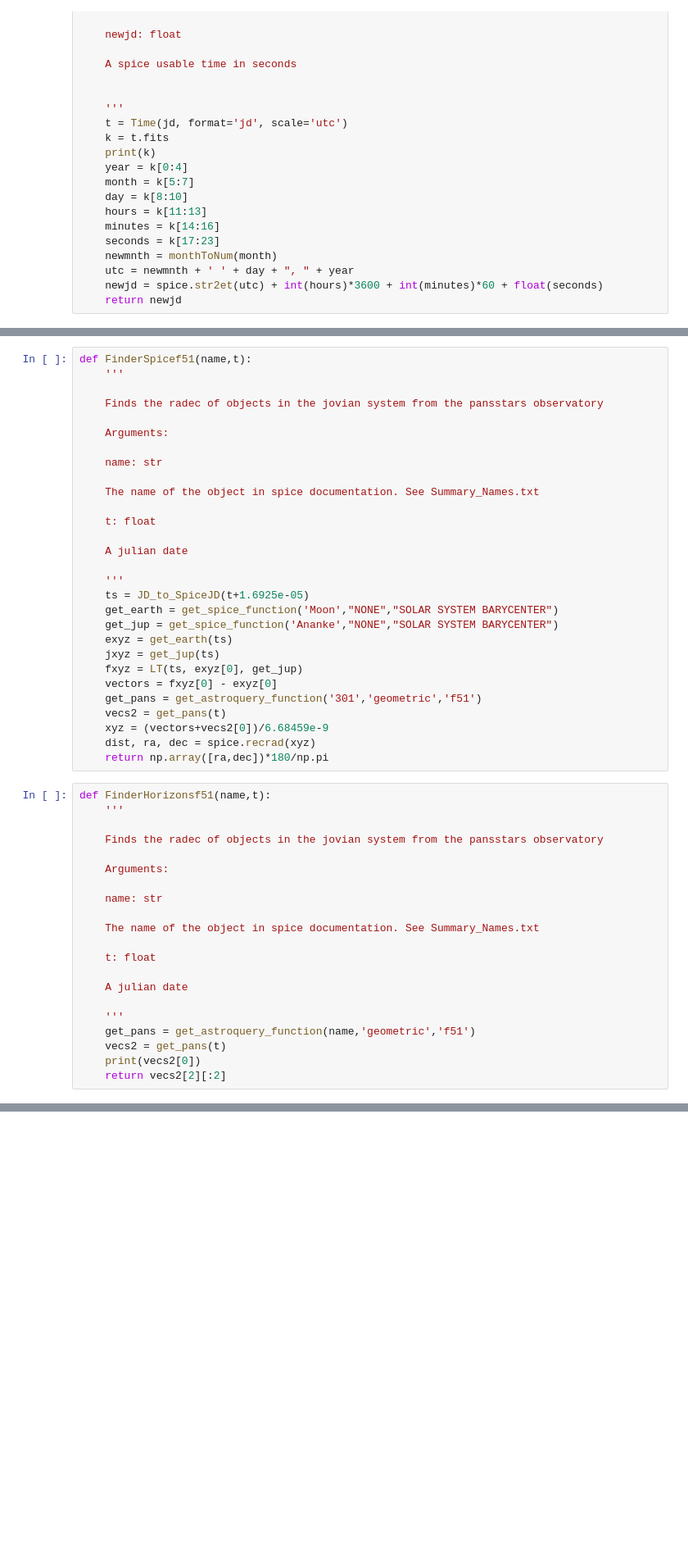
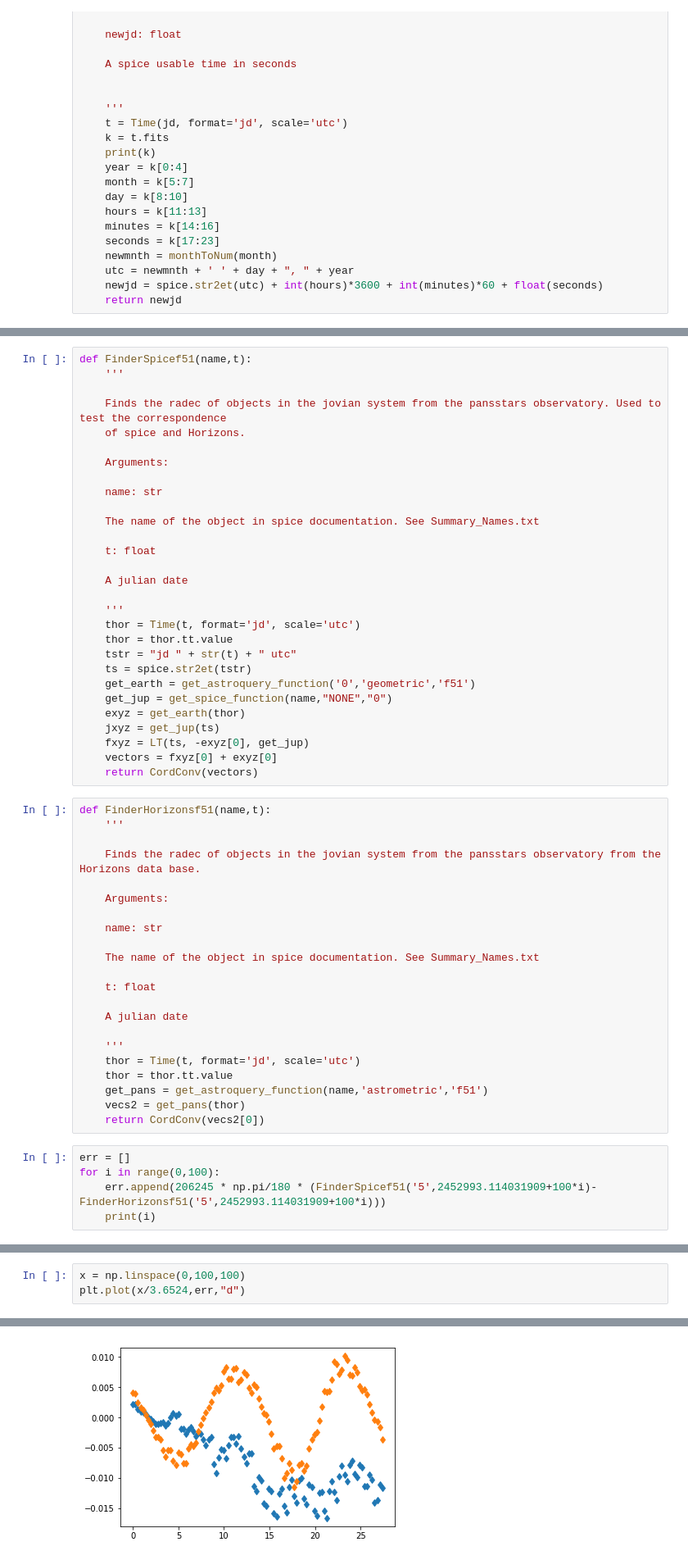
Before and after one commit to Alexandros101/Irregular-Satellites, a Jupyter notebook: RaDecTests.ipynb, the cells around one changed output, grey strips where cells are left out. Shown at 82% size. Saved outputs shown, nothing was run; the diff lists cells and outputs as text; blank space fills up the shorter version.

```diff
--- a/RaDecTests.ipynb
+++ b/RaDecTests.ipynb
@@ -263,7 +438,8 @@ def JD_to_SpiceJD(jd):
 def FinderSpicef51(name,t):
     '''
 
-    Finds the radec of objects in the jovian system from the pansstars observatory
+    Finds the radec of objects in the jovian system from the pansstars observatory. Used to test the correspondence
+    of spice and Horizons.
 
     Arguments:
 
@@ -276,23 +452,22 @@ def FinderSpicef51(name,t):
     A julian date
 
     '''
-    ts = JD_to_SpiceJD(t+1.6925e-05)
-    get_earth = get_spice_function('Moon',"NONE","SOLAR SYSTEM BARYCENTER")
-    get_jup = get_spice_function('Ananke',"NONE","SOLAR SYSTEM BARYCENTER")
-    exyz = get_earth(ts)
+    thor = Time(t, format='jd', scale='utc')
+    thor = thor.tt.value
+    tstr = "jd " + str(t) + " utc"
+    ts = spice.str2et(tstr)
+    get_earth = get_astroquery_function('0','geometric','f51')
+    get_jup = get_spice_function(name,"NONE","0")
+    exyz = get_earth(thor)
     jxyz = get_jup(ts)
-    fxyz = LT(ts, exyz[0], get_jup)
-    vectors = fxyz[0] - exyz[0]
-    get_pans = get_astroquery_function('301','geometric','f51')
-    vecs2 = get_pans(t)
-    xyz = (vectors+vecs2[0])/6.68459e-9
-    dist, ra, dec = spice.recrad(xyz)
-    return np.array([ra,dec])*180/np.pi
+    fxyz = LT(ts, -exyz[0], get_jup)
+    vectors = fxyz[0] + exyz[0]
+    return CordConv(vectors)
 # %%
 def FinderHorizonsf51(name,t):
     '''
 
-    Finds the radec of objects in the jovian system from the pansstars observatory
+    Finds the radec of objects in the jovian system from the pansstars observatory from the Horizons data base.
 
     Arguments:
 
@@ -305,7 +480,13 @@ def FinderHorizonsf51(name,t):
     A julian date
 
     '''
-    get_pans = get_astroquery_function(name,'geometric','f51')
-    vecs2 = get_pans(t)
-    print(vecs2[0])
-    return vecs2[2][:2]
+    thor = Time(t, format='jd', scale='utc')
+    thor = thor.tt.value
+    get_pans = get_astroquery_function(name,'astrometric','f51')
+    vecs2 = get_pans(thor)
+    return CordConv(vecs2[0])
+# %%
+err = []
+for i in range(0,100):
+    err.append(206245 * np.pi/180 * (FinderSpicef51('5',2452993.114031909+100*i)-FinderHorizonsf51('5',2452993.114031909+100*i)))
+    print(i)
@@ -311,0 +529,4 @@ def FinderHorizonsf51(name,t):
+# %%
+x = np.linspace(0,100,100)
+plt.plot(x/3.6524,err,"d")
+# %% [output]
@@ -311,0 +535 @@ def FinderHorizonsf51(name,t):
+[figure, added]
```
Also changed, not shown: parts of 20 cells of this notebook, 6 other files.
